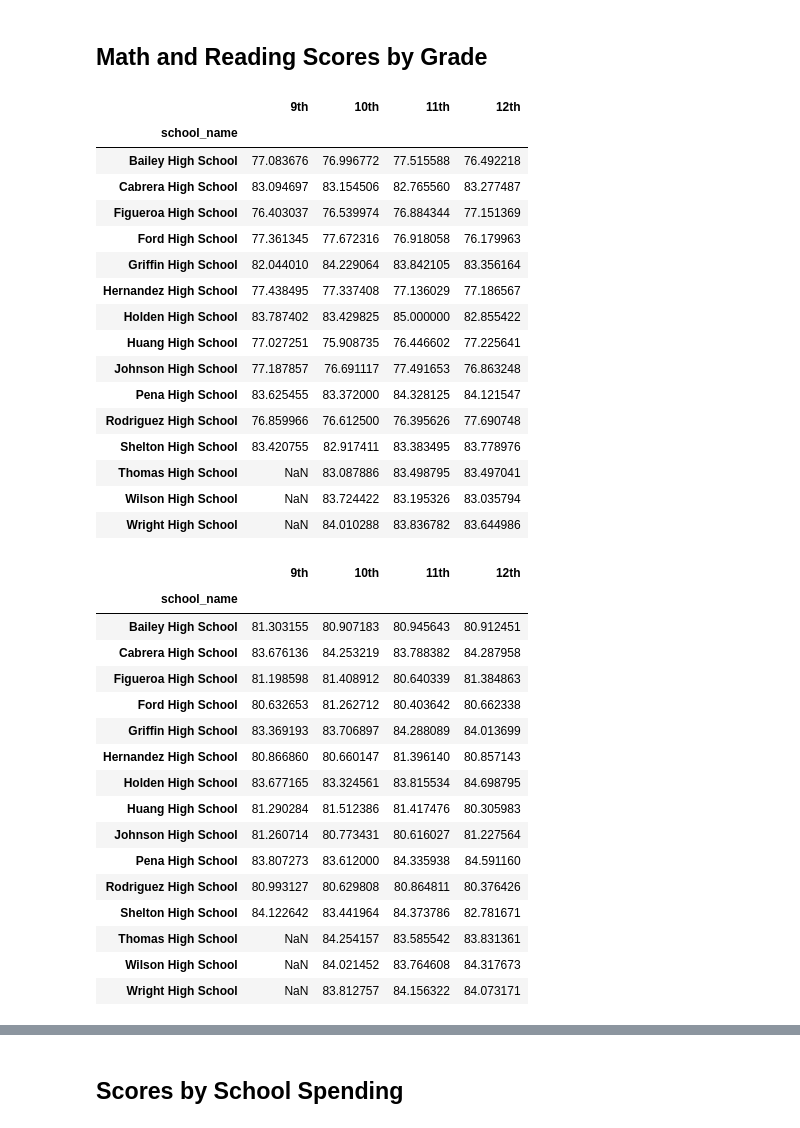
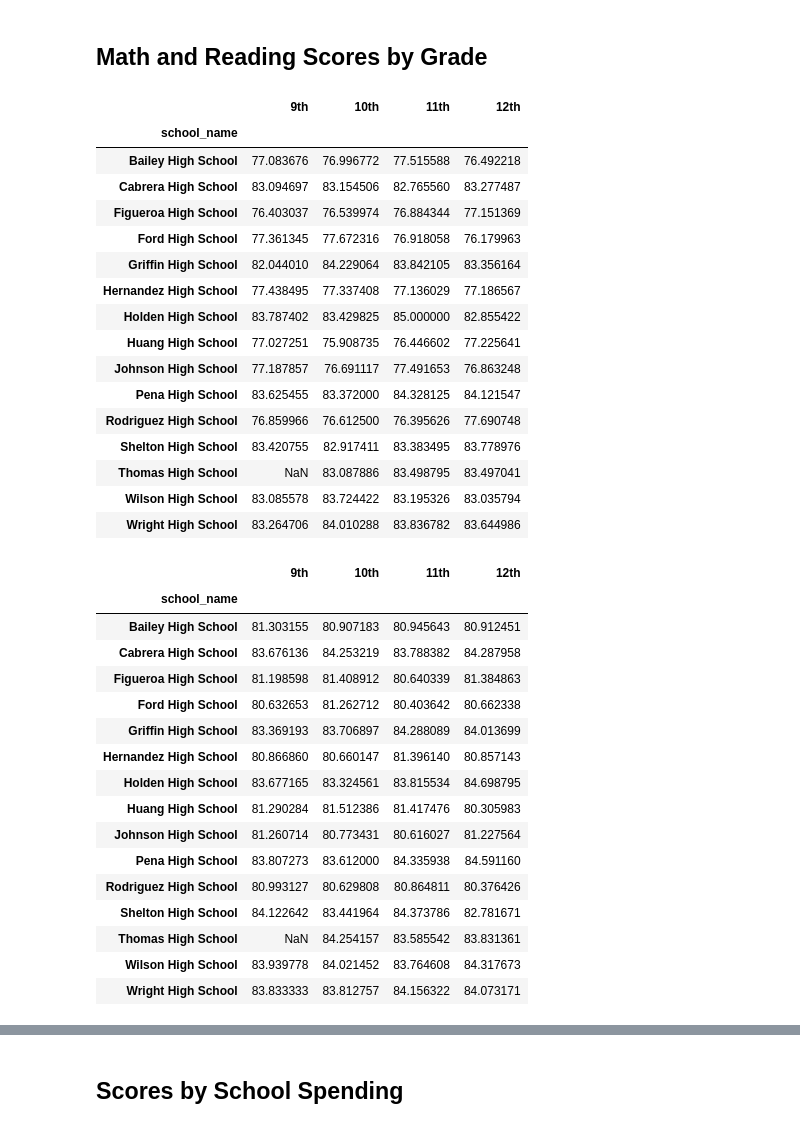
Before and after one commit to Omerdica/School_District_Analysis, a Jupyter notebook: PyCitySchools_Challenge.ipynb, the cells around one changed output, grey strips where cells are left out. Cells and saved outputs as stored; diff of their text form; code cells hidden in the pictures.

```diff
--- a/PyCitySchools_Challenge.ipynb
+++ b/PyCitySchools_Challenge.ipynb
@@ -42,5 +42,4 @@ student_data_df.head(10)
 import numpy as np
 # %%
 # Step 2. Use the loc method on the student_data_df to select all the reading scores from the 9th grade at Thomas High School and replace them with NaN
-student_data_df.loc[(student_data_df["school_name"] >= "Thomas High School") & (student_data_df["grade"] >= "9th"), "reading_score"] = np.nan
-student_data_df
+student_data_df.loc[(student_data_df["school_name"] == "Thomas High School") & (student_data_df["grade"] == "9th"), "reading_score"] = np.nan
@@ -61,4 +46,3 @@ student_data_df
 # %%
 #  Step 3. Refactor the code in Step 2 to replace the math scores with NaN.
-student_data_df.loc[(student_data_df["school_name"] >= "Thomas High School") & (student_data_df["grade"] >= "9th"), "math_score"]= np.nan
-student_data_df
+student_data_df.loc[(student_data_df["school_name"] == "Thomas High School") & (student_data_df["grade"] == "9th"), "math_score"]= np.nan
@@ -416,30 +385,30 @@ twelfth_grade_reading_scores = twelfth_graders.groupby(["school_name"]).mean()["
 # %%
 # Combine each Series for average math scores by school into single data frame.
 math_scores_by_grade = pd.DataFrame({
                "9th": ninth_grade_math_scores,
                "10th": tenth_grade_math_scores,
                "11th": eleventh_grade_math_scores,
                "12th": twelfth_grade_math_scores})
 
-math_scores_by_grade.head(15)
+math_scores_by_grade
 # %% [output]
 |  | 9th | 10th | 11th | 12th |
 | school_name |  |  |  |  |
 | Bailey High School | 77.083676 | 76.996772 | 77.515588 | 76.492218 |
 | Cabrera High School | 83.094697 | 83.154506 | 82.765560 | 83.277487 |
 | Figueroa High School | 76.403037 | 76.539974 | 76.884344 | 77.151369 |
 | Ford High School | 77.361345 | 77.672316 | 76.918058 | 76.179963 |
 | Griffin High School | 82.044010 | 84.229064 | 83.842105 | 83.356164 |
 | Hernandez High School | 77.438495 | 77.337408 | 77.136029 | 77.186567 |
 | Holden High School | 83.787402 | 83.429825 | 85.000000 | 82.855422 |
 | Huang High School | 77.027251 | 75.908735 | 76.446602 | 77.225641 |
 | Johnson High School | 77.187857 | 76.691117 | 77.491653 | 76.863248 |
 | Pena High School | 83.625455 | 83.372000 | 84.328125 | 84.121547 |
 | Rodriguez High School | 76.859966 | 76.612500 | 76.395626 | 77.690748 |
 | Shelton High School | 83.420755 | 82.917411 | 83.383495 | 83.778976 |
 | Thomas High School | NaN | 83.087886 | 83.498795 | 83.497041 |
-| Wilson High School | NaN | 83.724422 | 83.195326 | 83.035794 |
-| Wright High School | NaN | 84.010288 | 83.836782 | 83.644986 |
+| Wilson High School | 83.085578 | 83.724422 | 83.195326 | 83.035794 |
+| Wright High School | 83.264706 | 84.010288 | 83.836782 | 83.644986 |
 # %%
 # Combine each Series for average reading scores by school into single data frame.
 reading_scores_by_grade = pd.DataFrame({
@@ -465,8 +434,8 @@ reading_scores_by_grade.head(15)
 | Rodriguez High School | 80.993127 | 80.629808 | 80.864811 | 80.376426 |
 | Shelton High School | 84.122642 | 83.441964 | 84.373786 | 82.781671 |
 | Thomas High School | NaN | 84.254157 | 83.585542 | 83.831361 |
-| Wilson High School | NaN | 84.021452 | 83.764608 | 84.317673 |
-| Wright High School | NaN | 83.812757 | 84.156322 | 84.073171 |
+| Wilson High School | 83.939778 | 84.021452 | 83.764608 | 84.317673 |
+| Wright High School | 83.833333 | 83.812757 | 84.156322 | 84.073171 |
 # %%
 # Format each grade column.
 math_scores_by_grade["9th"] = math_scores_by_grade["9th"].map("{:.1f}".format)
```
Also changed, not shown: parts of 21 cells of this notebook, 12 other files.
